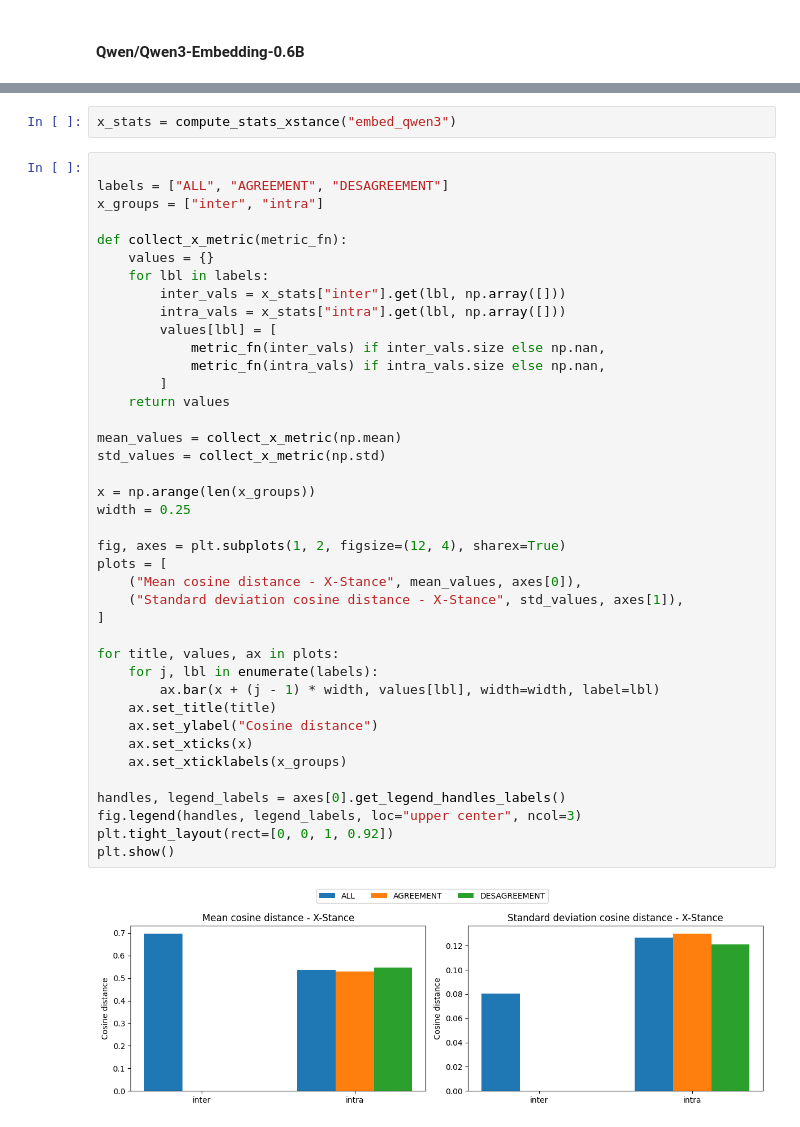
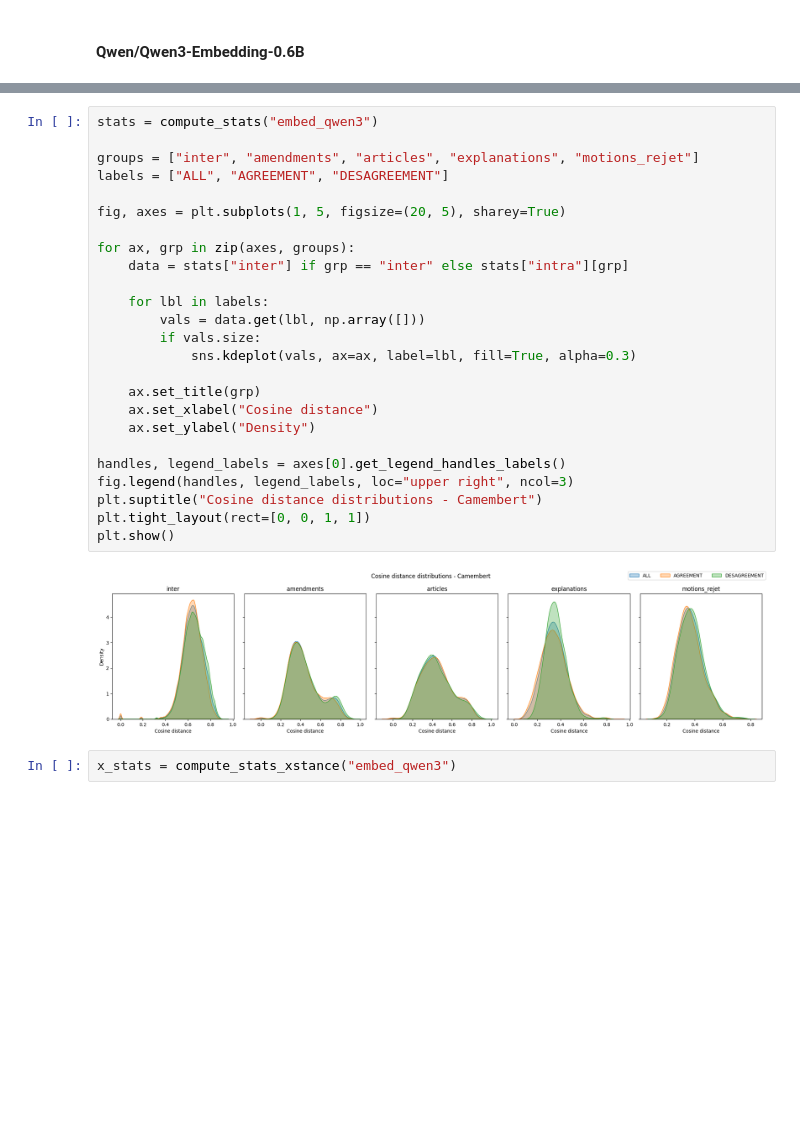
Before and after one commit to medialab/parlement_nlp, a Jupyter notebook: analyse/exploration.ipynb, the cells around one changed output, grey strips where cells are left out. Cells and saved outputs as stored; diff of their text form; blank space fills up the shorter version.

```diff
--- a/analyse/exploration.ipynb
+++ b/analyse/exploration.ipynb
@@ -290,44 +419,29 @@ plt.show()
-# %%
-x_stats = compute_stats_xstance("embed_qwen3")
-# %%
-
-labels = ["ALL", "AGREEMENT", "DESAGREEMENT"]
-x_groups = ["inter", "intra"]
-
-def collect_x_metric(metric_fn):
-    values = {}
-    for lbl in labels:
-        inter_vals = x_stats["inter"].get(lbl, np.array([]))
-        intra_vals = x_stats["intra"].get(lbl, np.array([]))
-        values[lbl] = [
-            metric_fn(inter_vals) if inter_vals.size else np.nan,
-            metric_fn(intra_vals) if intra_vals.size else np.nan,
-        ]
-    return values
-
-mean_values = collect_x_metric(np.mean)
-std_values = collect_x_metric(np.std)
-
-x = np.arange(len(x_groups))
-width = 0.25
-
-fig, axes = plt.subplots(1, 2, figsize=(12, 4), sharex=True)
-plots = [
-    ("Mean cosine distance - X-Stance", mean_values, axes[0]),
-    ("Standard deviation cosine distance - X-Stance", std_values, axes[1]),
-]
-
-for title, values, ax in plots:
-    for j, lbl in enumerate(labels):
-        ax.bar(x + (j - 1) * width, values[lbl], width=width, label=lbl)
-    ax.set_title(title)
-    ax.set_ylabel("Cosine distance")
-    ax.set_xticks(x)
-    ax.set_xticklabels(x_groups)
-
-handles, legend_labels = axes[0].get_legend_handles_labels()
-fig.legend(handles, legend_labels, loc="upper center", ncol=3)
-plt.tight_layout(rect=[0, 0, 1, 0.92])
-plt.show()
-# %% [output]
-[figure, removed]
+# %%
+stats = compute_stats("embed_qwen3")
+
+groups = ["inter", "amendments", "articles", "explanations", "motions_rejet"]
+labels = ["ALL", "AGREEMENT", "DESAGREEMENT"]
+
+fig, axes = plt.subplots(1, 5, figsize=(20, 5), sharey=True)
+
+for ax, grp in zip(axes, groups):
+    data = stats["inter"] if grp == "inter" else stats["intra"][grp]
+
+    for lbl in labels:
+        vals = data.get(lbl, np.array([]))
+        if vals.size:
+            sns.kdeplot(vals, ax=ax, label=lbl, fill=True, alpha=0.3)
+
+    ax.set_title(grp)
+    ax.set_xlabel("Cosine distance")
+    ax.set_ylabel("Density")
+
+handles, legend_labels = axes[0].get_legend_handles_labels()
+fig.legend(handles, legend_labels, loc="upper right", ncol=3)
+plt.suptitle("Cosine distance distributions - Camembert")
+plt.tight_layout(rect=[0, 0, 1, 1])
+plt.show()
+# %% [output]
+[figure, added]
+# %%
+x_stats = compute_stats_xstance("embed_qwen3")
```
Also changed, not shown: parts of 23 cells of this notebook.
